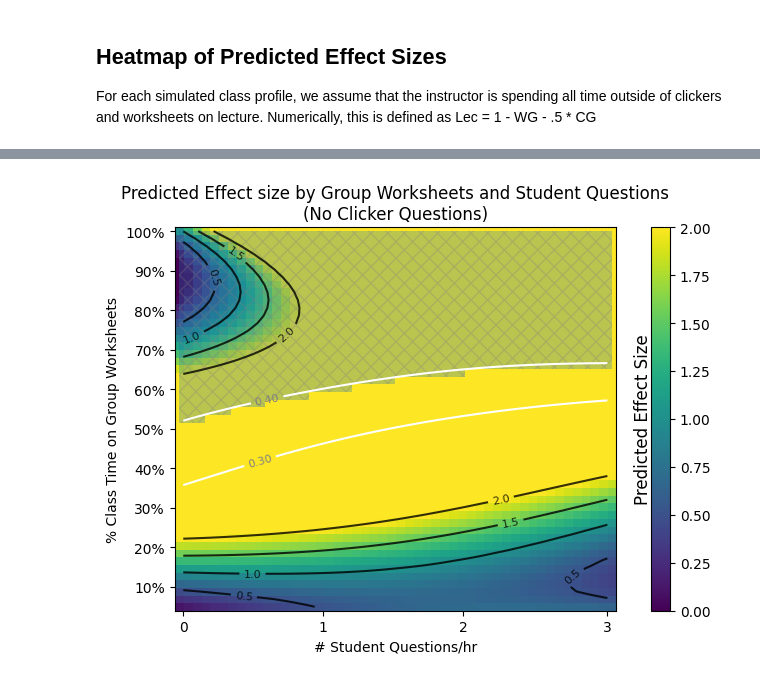
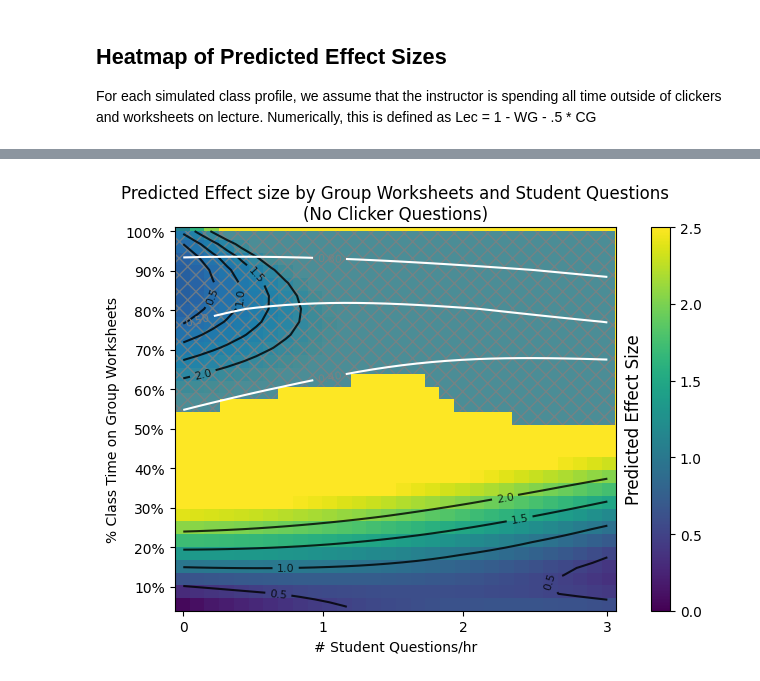
Before and after one commit to oross314/Modeling-Active-Learning-Classrooms, a Jupyter notebook: regression_model.ipynb, the cells around one changed output, grey strips where cells are left out. Saved outputs shown, nothing was run; the diff lists cells and outputs as text; code cells hidden in the pictures.

```diff
--- a/regression_model.ipynb
+++ b/regression_model.ipynb
@@ -139,10 +146,10 @@ measurement_predictions = add_cross_terms(measured_COPUS_data) @ mean_bootstrap_
 measurement_bootstrap_errors = np.std(np.mean(bootstrap_weights, axis = 0) @ add_cross_terms(measured_COPUS_data).T, axis=0)
 
 #remove classes with bootstrap error > .4
-measurement_predictions = measurement_predictions[measurement_bootstrap_errors < .4]
-measured_effect_sizes = measured_effect_sizes[measurement_bootstrap_errors < .4]
-measured_COPUS_data = measured_COPUS_data[measurement_bootstrap_errors < .4]
-measurement_bootstrap_errors = measurement_bootstrap_errors[measurement_bootstrap_errors < .4]
+#measurement_predictions = measurement_predictions[measurement_bootstrap_errors < .4]
+#measured_effect_sizes = measured_effect_sizes[measurement_bootstrap_errors < .4]
+#measured_COPUS_data = measured_COPUS_data[measurement_bootstrap_errors < .4]
+#measurement_bootstrap_errors = measurement_bootstrap_errors[measurement_bootstrap_errors < .4]
 
 
 plt.scatter(measured_effect_sizes, measurement_predictions)
@@ -152,5 +159,6 @@ plt.xlabel('Measured Effect Size')
 plt.ylabel('Predicted Effect Size')
 plt.title('Model Predictions vs Measured Effect Sizes')
 
-print('Mean Absolute Error:', np.mean(np.abs(measurement_predictions - measured_effect_sizes)))
+print('Mean Absolute Error:', np.round(np.mean(np.abs(measurement_predictions - measured_effect_sizes)), 3))
+print('Mean Squared Error:', np.round(np.mean((measurement_predictions - measured_effect_sizes)**2), 3))
 # %% [output]
@@ -205,8 +216,6 @@ for k in range(len(good_fits)):
         # Store weights for this LOO fit
         LOO_weights[k, i, keepers[good_fits][k]] = params
 
-#confine predictions to reasonable range
-#LOO_predictions = np.clip(LOO_predictions, 0, 3)
 
 
 LOO_predictions_mean = np.mean(LOO_predictions, axis=0)
@@ -214,17 +223,15 @@ LOO_predictions_std = np.std(LOO_predictions, axis=0)
 
 x, y = all_target, LOO_predictions_mean
 
-#remove classes with high prediction error
-##############################
-x, y = x[LOO_predictions_std < .4], y[LOO_predictions_std < .4]
-
 plt.plot([np.min(x), np.max(x)], [np.min(x), np.max(x)], 'k--', alpha=.5)
 
 
 m, b = np.polyfit(x, y, 1)
 xi = np.linspace(np.min(x), np.max(x), 100)
 
-plt.scatter(x, y, label='LOO Predictions', alpha=0.7)
+plt.scatter(x, y, label='LOO Predictions', alpha=0.7,)
+
+plt.errorbar(x, y, yerr=LOO_predictions_std, fmt='o', alpha=0.5)
 
 plt.xlabel(f'Measured Effect Size')
 plt.ylabel(f'Predicted Effect Size')
@@ -348,49 +354,50 @@ cbar.ax.xaxis.set_label_position('top')
 # %%
 fig, ax = plt.subplots(figsize=(6, 5))
 
-WGs = np.linspace(.05, 1, 50)
-SQs = np.linspace(0, .1, 50)
+WGs = np.linspace(.05, 1, 30)
+SQs = np.linspace(0, .1, 30)
 image = np.zeros((len(WGs), len(SQs)))
 stds = np.zeros((len(WGs), len(SQs)))
 for i in range(len(WGs)):
     for j in range(len(SQs)):
         test_point = np.array([1 - WGs[i], 0, WGs[i], SQs[j]])
         test_point = add_cross_terms(test_point.reshape(1, -1))
-        test_grid_predictions = test_point @ mean_bootstrap_weights
-        image[i, j] = test_grid_predictions[0]
-        stds[i, j] = np.std(np.mean(bootstrap_weights, axis = 0) @ test_point.T)
+        test_grid_predictions = np.mean(bootstrap_weights, axis = 0) @ test_point.T
+        image[i, j] = np.mean(test_grid_predictions)
+        stds[i, j] = np.std(test_grid_predictions)
+
+#shade regions where model error is high or predicted values are outside the range of the training data
+rows, cols = np.where((stds > err_threshhold) + (image < np.min(target) - err_threshhold) + (image > np.max(target) + err_threshhold))
 
 
-# Shade regions where bootstrap error >.4
-rows, cols = np.where(stds > 0.4)
 for row, col in zip(rows, cols):
     x = SQs[col]
     y = WGs[row]
     dx = SQs[1] - SQs[0]  # width of one cell
     dy = WGs[1] - WGs[0]  # height of one cell
-    rect = Rectangle((x - dx/2, y - dy), dx, dy, fill=True, alpha = .3, hatch='xx', edgecolor='gray', linewidth=0)
+    rect = Rectangle((x - dx/2, y - dy), dx, dy, fill=True, alpha = .8, hatch='xx', edgecolor='gray', linewidth=0)
     ax.add_patch(rect)
 
 
 
 
 c = ax.imshow(image, origin='lower', aspect='auto',
-                        extent=(-.002, np.max(SQs) + .002, np.min(WGs)- .01, 1.01), cmap='viridis', vmin = 0, vmax=2)
-ac = ax.contour(SQs, WGs, image, levels=np.array([ .5, 1, 1.5, 2]), colors='k', alpha=0.8,)
+                        extent=(-.002, np.max(SQs) + .002, np.min(WGs)- .01, 1.01), cmap='viridis', vmin = 0, vmax=2.5)
+ac = ax.contour(SQs, WGs, image, levels=np.array([ .5, 1, 1.5, 2, ]), colors='k', alpha=0.8,)
 
 ax.clabel(ac, inline=True, fontsize=8, fmt='%.1f', colors='k')
 
-d= ax.contour(SQs, WGs, stds, levels=np.array([    .3,  .4, ]), colors='white', alpha=1, )
+d= ax.contour(SQs, WGs, stds, levels=np.array([   .4, .5, .8 ]), colors='white', alpha=1, )
 ax.clabel(d, inline=True, fontsize=8, fmt='%.2f', colors='gray',)
 ax.set_xticks(np.array([0, .033, .066, .1]), labels=np.array(['0', '1', '2', '3']))
 ax.set_yticks(np.array([.1, .2, .3, .4, .5, .6, .7, .8, .9, 1]), labels=np.array(['10%', '20%', '30%', '40%', '50%', '60%', '70%', '80%', '90%', '100%']))
 plt.xlim(-.002, .102)
 ax.set_xlabel('# Student Questions/hr')
 ax.set_ylabel('% Class Time on Group Worksheets')
 ax.set_title('Predicted Effect size by Group Worksheets and Student Questions\n(No Clicker Questions)')
 plt.tight_layout()
 #colorbar
 cbar = fig.colorbar(c, ax=ax, orientation='vertical', fraction=0.05, pad= .07)
 cbar.set_label(f'Predicted Effect Size',  rotation=90, labelpad=-55, fontsize = 12)
 # %% [output]
-[figure, old version]
+[figure, new version]
```
Also changed, not shown: parts of 10 cells of this notebook, 2 other files.
